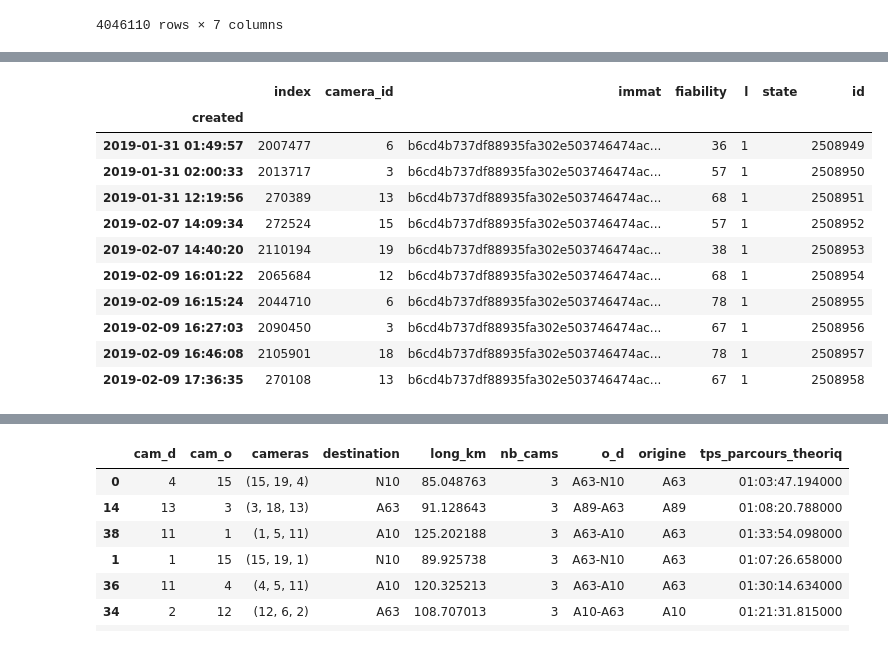
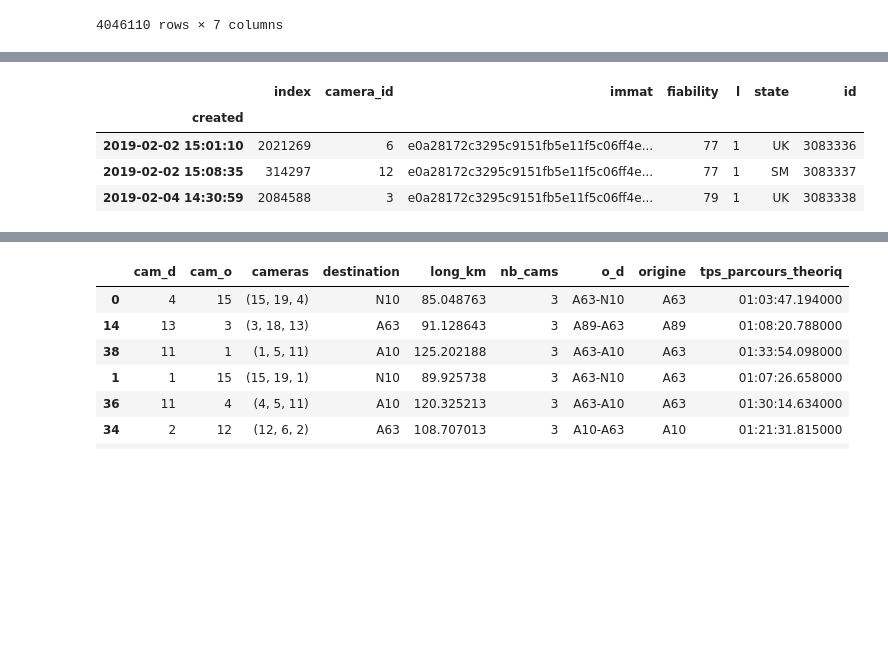
Before and after one commit to nantodevison/lapi, a Jupyter notebook: Carto_Lapi/Analyse/Donnees_postraitees.ipynb, the cells around one changed output, grey strips where cells are left out. Cells and saved outputs as stored; diff of their text form; code cells hidden in the pictures; blank space fills up the shorter version.

```diff
--- a/Carto_Lapi/Analyse/Donnees_postraitees.ipynb
+++ b/Carto_Lapi/Analyse/Donnees_postraitees.ipynb
@@ -532,18 +549,11 @@ df_plaques.loc[df_plaques['plaque_ouverte']=='58198II40']
 # %%
-df_passages4.loc[df_passages4['immat']=='b6cd4b737df88935fa302e503746474ac21cecb2']
+df_passages4.loc[df_passages4['immat']==df_plaques.loc[df_plaques['plaque_ouverte']=='K6P1P']['chiffree'].values[0]]
 # %% [output]
 |  | index | camera_id | immat | fiability | l | state | id |
 | created |  |  |  |  |  |  |  |
-| 2019-01-31 01:49:57 | 2007477 | 6 | b6cd4b737df88935fa302e503746474ac... | 36 | 1 |  | 2508949 |
-| 2019-01-31 02:00:33 | 2013717 | 3 | b6cd4b737df88935fa302e503746474ac... | 57 | 1 |  | 2508950 |
-| 2019-01-31 12:19:56 | 270389 | 13 | b6cd4b737df88935fa302e503746474ac... | 68 | 1 |  | 2508951 |
-| 2019-02-07 14:09:34 | 272524 | 15 | b6cd4b737df88935fa302e503746474ac... | 57 | 1 |  | 2508952 |
-| 2019-02-07 14:40:20 | 2110194 | 19 | b6cd4b737df88935fa302e503746474ac... | 38 | 1 |  | 2508953 |
-| 2019-02-09 16:01:22 | 2065684 | 12 | b6cd4b737df88935fa302e503746474ac... | 68 | 1 |  | 2508954 |
-| 2019-02-09 16:15:24 | 2044710 | 6 | b6cd4b737df88935fa302e503746474ac... | 78 | 1 |  | 2508955 |
-| 2019-02-09 16:27:03 | 2090450 | 3 | b6cd4b737df88935fa302e503746474ac... | 67 | 1 |  | 2508956 |
-| 2019-02-09 16:46:08 | 2105901 | 18 | b6cd4b737df88935fa302e503746474ac... | 78 | 1 |  | 2508957 |
-| 2019-02-09 17:36:35 | 270108 | 13 | b6cd4b737df88935fa302e503746474ac... | 67 | 1 |  | 2508958 |
+| 2019-02-02 15:01:10 | 2021269 | 6 | e0a28172c3295c9151fb5e11f5c06ff4e... | 77 | 1 | UK | 3083336 |
+| 2019-02-02 15:08:35 | 314297 | 12 | e0a28172c3295c9151fb5e11f5c06ff4e... | 77 | 1 | SM | 3083337 |
+| 2019-02-04 14:30:59 | 2084588 | 3 | e0a28172c3295c9151fb5e11f5c06ff4e... | 79 | 1 | UK | 3083338 |
 # %%
 t.liste_complete_trajet.loc[t.liste_complete_trajet['o_d']=='A63-A10']
 # %% [output]
```
Also changed, not shown: parts of 15 cells of this notebook, 1 other file.
